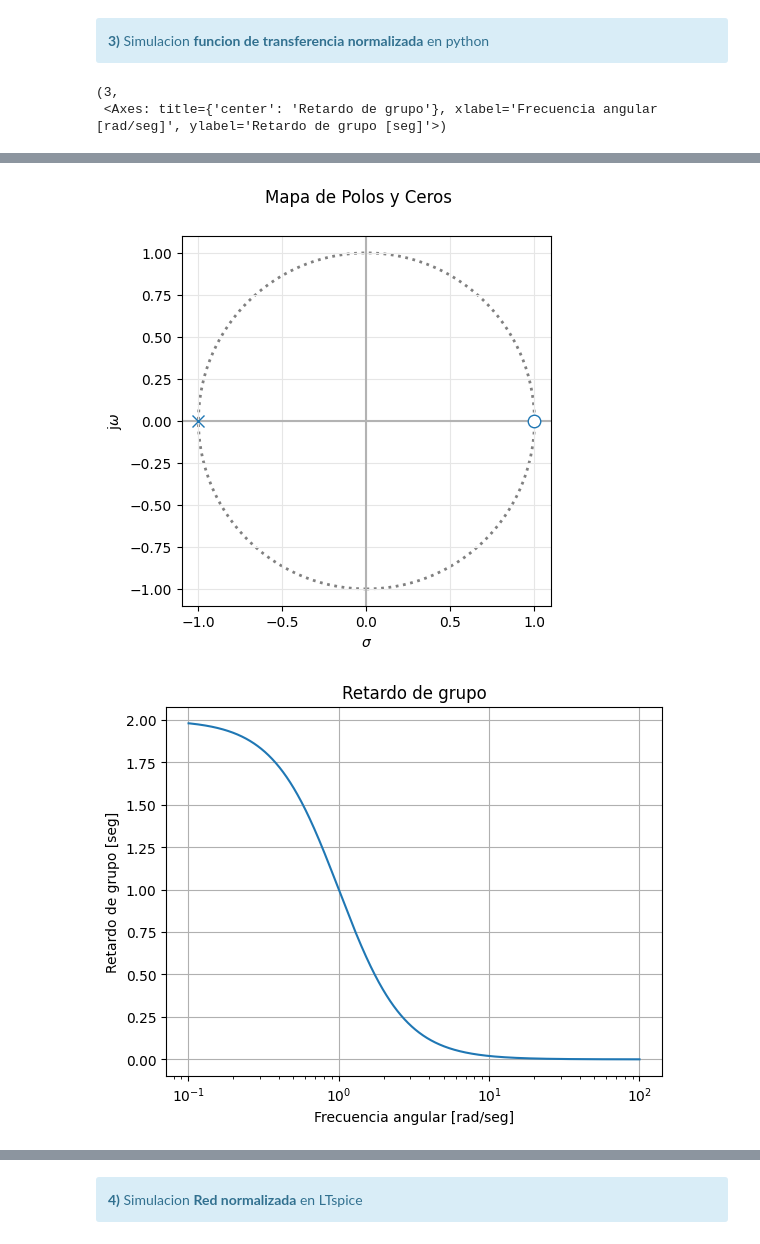
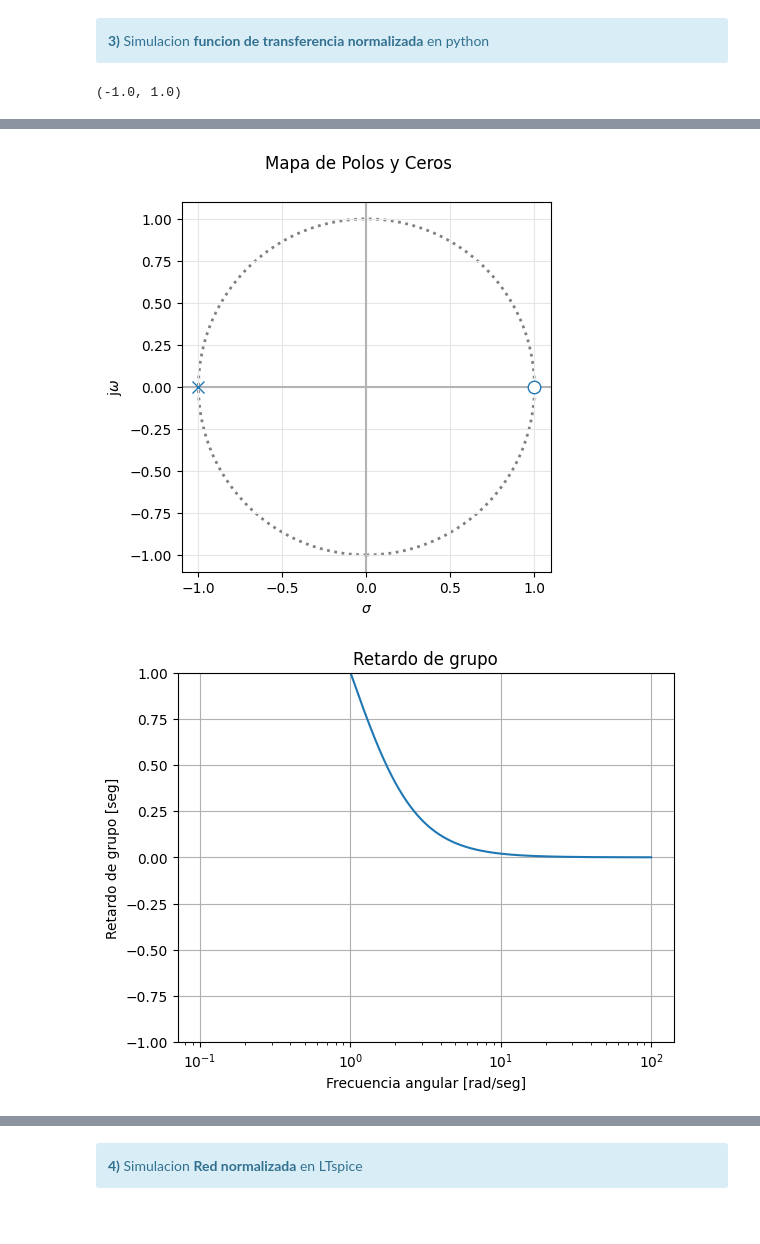
Before and after one commit to OlayonChingon/TC2, a Jupyter notebook: TS1/TS1_R4001_2024.ipynb, the cells around one changed output, grey strips where cells are left out. Drawn from its saved outputs; the diff is of its cells as text; code cells hidden in the pictures.

```diff
--- a/TS1/TS1_R4001_2024.ipynb
+++ b/TS1/TS1_R4001_2024.ipynb
@@ -72,26 +72,27 @@ $R_xn = \frac{R_xn}{R}$
 # %%
 #Created on Mon Apr 10 07:01:43 2024
 
 #Tarea Semanal 1 R4001 2024
 
 #@author: Fabian Villada
 
 
 from scipy.signal import TransferFunction
 import numpy as np
 from pytc2.sistemas_lineales import pzmap, GroupDelay, bodePlot
+import matplotlib.pyplot as plt
 
 
 
 my_tf = TransferFunction([1,-1],[1,1])
 
 
 bodePlot(my_tf, fig_id=1)
 pzmap(my_tf, fig_id=2)
 GroupDelay(my_tf, fig_id=3)
+plt.ylim([-1,1])
 # %% [output]
-(3,
- <Axes: title={'center': 'Retardo de grupo'}, xlabel='Frecuencia angular [rad/seg]', ylabel='Retardo de grupo [seg]'>)
+(-1.0, 1.0)
 [figure]
 [figure]
-[figure, old version]
+[figure, new version]
```
Also changed, not shown: parts of 9 cells of this notebook, 16 other files.
